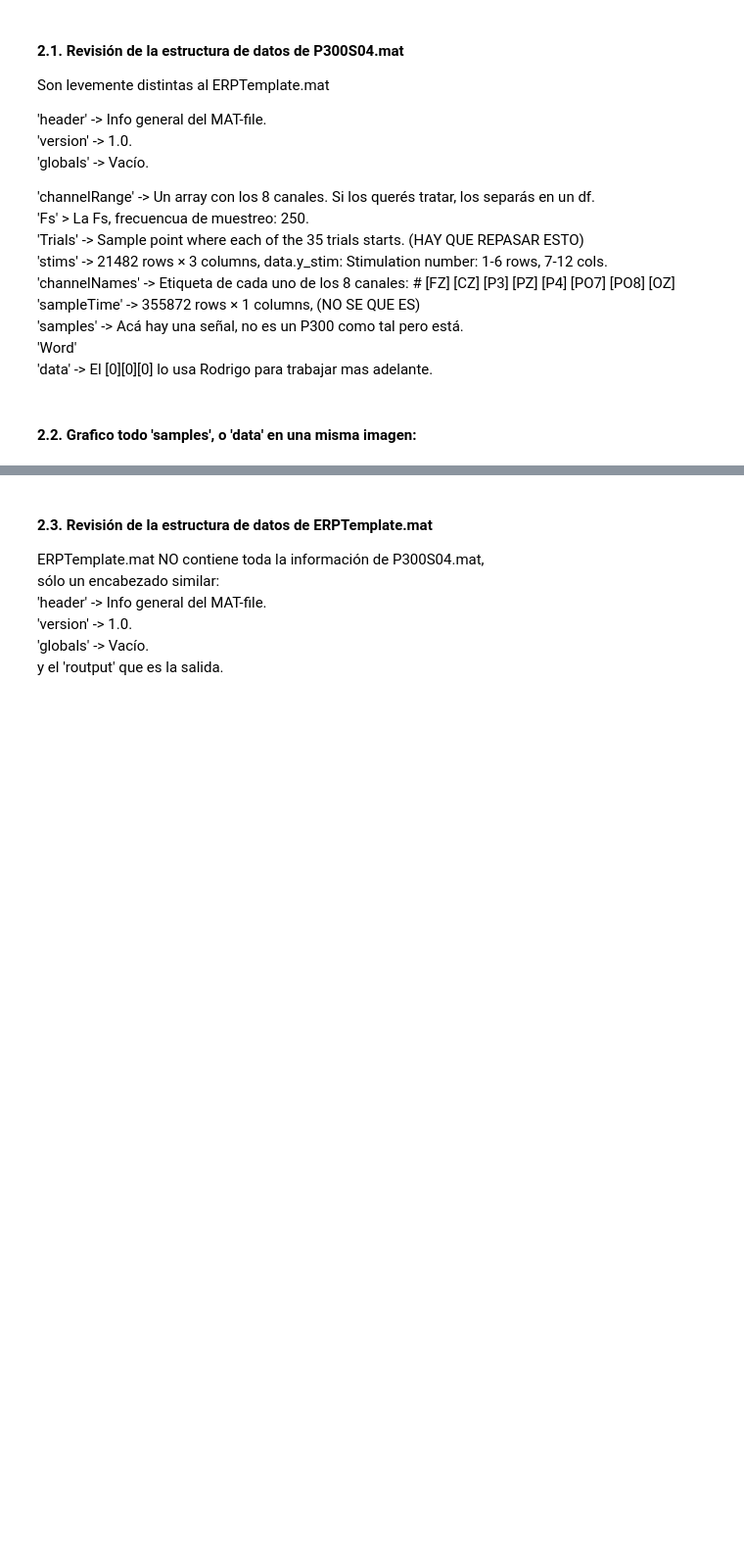
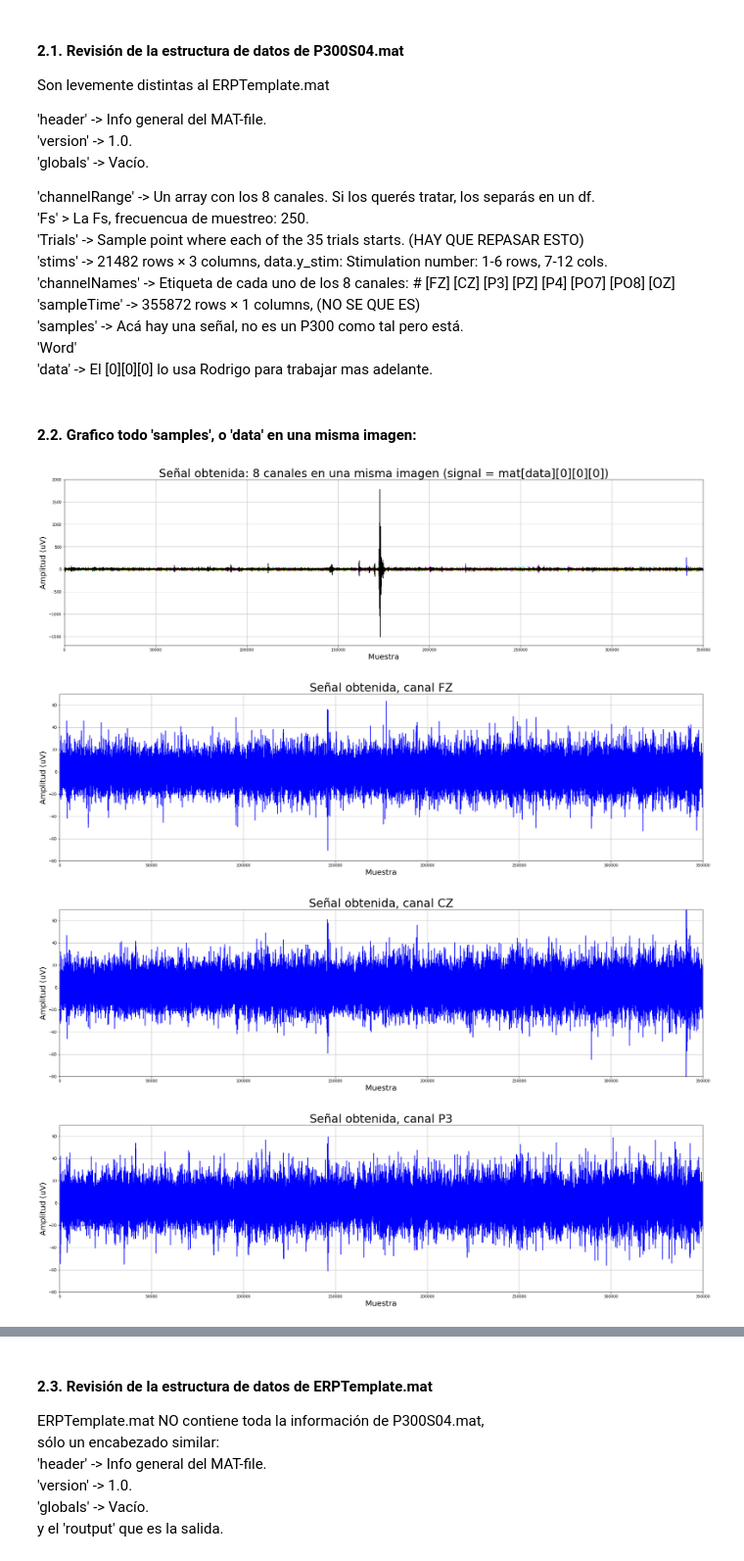
Before and after one commit to alexchavez1980/repo_tesis2, a Jupyter notebook: a_DrugSignal_221127.ipynb, the cells around one changed output, grey strips where cells are left out. Shown at 98% size. Cells and saved outputs as stored; diff of their text form; code cells hidden in the pictures; blank space fills up the shorter version.

```diff
--- a/a_DrugSignal_221122.ipynb
+++ b/a_DrugSignal_221127.ipynb
@@ -134,20 +177,28 @@ channelNames = ['FZ', 'CZ', 'P3', 'PZ', 'P4', 'P07', 'PO8', 'OZ','index']
 # %%
 data_frame = df_mat4_data
 
-titulo = 'Señal obtenida: 8 canales en una misma imagen'
+titulo = 'Señal obtenida: 8 canales en una misma imagen (signal = mat[data][0][0][0])'
 dir_savefig = "./images_alex/01 - P300S04_8Ch.jpg"
 grafico1(data_frame, titulo, xlabel, ylabel, dir_savefig)
 
+canalFZ = 0
 titulo = 'Señal obtenida, canal FZ'
 dir_savefig = "./images_alex/02 - P300S04_ChFZ.jpg"
-grafico1(data_frame, titulo, xlabel, ylabel, dir_savefig)
+grafico3(data_frame, titulo, xlabel, ylabel, dir_savefig, canalFZ)
 
+canalCZ = 1
 titulo = 'Señal obtenida, canal CZ'
 dir_savefig = "./images_alex/03- P300S04_ChCZ.jpg"
-grafico1(data_frame, titulo, xlabel, ylabel, dir_savefig)
+grafico3(data_frame, titulo, xlabel, ylabel, dir_savefig, canalCZ)
 
+canalP3 = 2
 titulo = 'Señal obtenida, canal P3'
 dir_savefig = "./images_alex/04- P300S04_ChP3.jpg"
-grafico1(data_frame, titulo, xlabel, ylabel, dir_savefig)
+grafico3(data_frame, titulo, xlabel, ylabel, dir_savefig, canalP3)
 
 df_mat4_data.describe()
+# %% [output]
+[figure, added]
+[figure, added]
+[figure, added]
+[figure, added]
```
Also changed, not shown: parts of 8 cells of this notebook, 13 other files.
